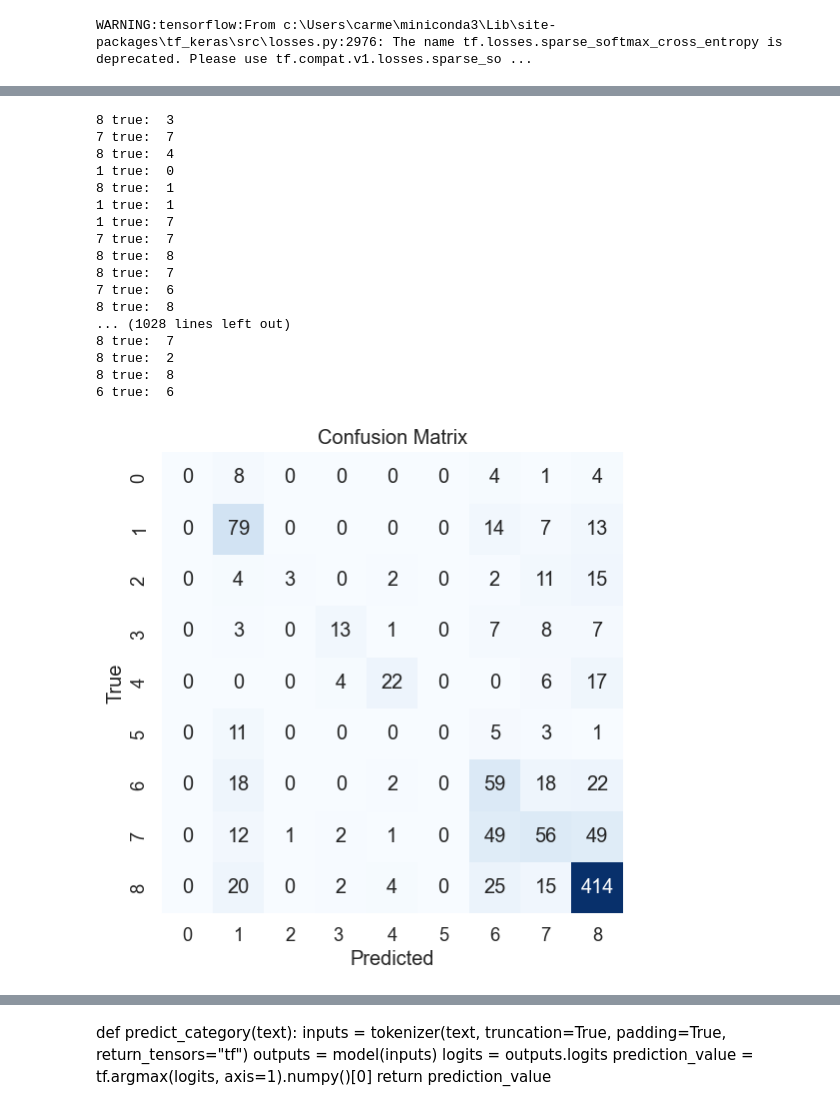
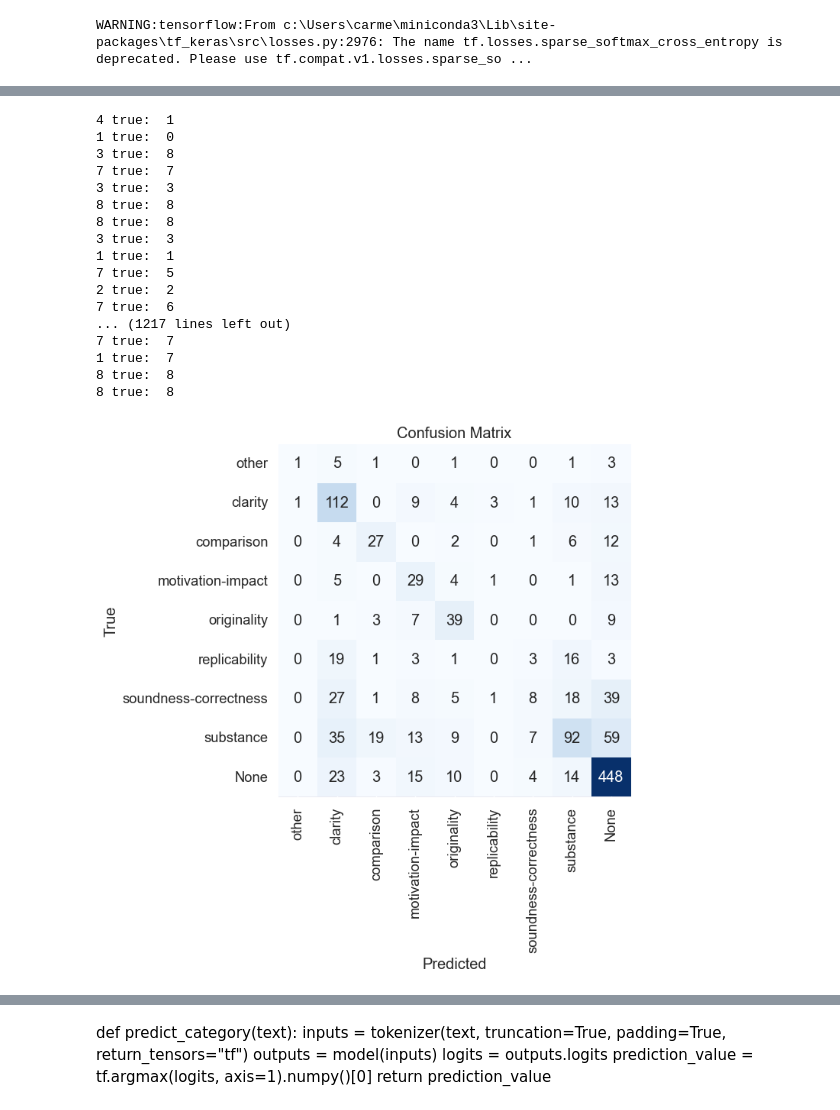
Before and after one commit to sukannyapurkayastha/DASP_report_template, a Jupyter notebook: backend/nlp/attitude_classifier/finetuning_disapere_data.ipynb, the cells around one changed output, grey strips where cells are left out. Cells and saved outputs as stored; diff of their text form; code cells hidden in the pictures.

```diff
--- a/backend/nlp/attitude_classifier/finetuning_disapere_data.ipynb
+++ b/backend/nlp/attitude_classifier/finetuning_disapere_data.ipynb
@@ -7,0 +30,7 @@ WARNING:tensorflow:From c:\Users\carme\miniconda3\Lib\site-packages\tf_keras\src
+# %%
+# data cleaning
+
+df = df[df['data'].apply(lambda x: len(str(x).split()) >= 3)]
+
+#df['cleaned_text'] = df['data'].str.replace(r'^\[?\d+(\.\d+)?\]?\s*-?\s*', '', regex=True)
+df
@@ -8,10 +139,11 @@ WARNING:tensorflow:From c:\Users\carme\miniconda3\Lib\site-packages\tf_keras\src
 # %%
-# Pfad zur .jsonl-Datei
-file_path = r'C:\Users\carme\OneDrive - Appelt Steuerberatung\Carmen Appelt\Master\Semester 3\DASP\data\train_disapere.jsonl'  # Ersetzen Sie durch den tatsächlichen Pfad
+# # Pfad zur .jsonl-Datei
+# file_path = r'..\..\..\data\attitude_roots_disapere\disapere.txt'
 
-# JSON-Lines-Datei in ein DataFrame laden
-df = pd.read_json(file_path, lines=True)
-df = df[['text', 'aspect']]
-df = df.rename(columns={'aspect': 'labels'})
-df = df.rename(columns={'text': 'data'})
-print(df)
+# # JSON-Lines-Datei in ein DataFrame laden
+# df = pd.read_json(file_path, lines=True)
+# df = df[['text', 'aspect']]
+# df = df.rename(columns={'aspect': 'labels'})
+# df = df.rename(columns={'text': 'data'})
+# df = df.drop_duplicates(keep='first')
+# print(df)
@@ -75,18 +217,21 @@ print(mapping_df)
 # %%
 #Encode label for easy identification.
 df["encoded_cat"] = df["labels"].astype("category").cat.codes
+train_texts = df["data"].to_list() # Features (not tokenized yet)
+train_labels = df["encoded_cat"].to_list() # Labels
 
-data_texts = df["data"].to_list() # Features (not tokenized yet)
-data_labels = df["encoded_cat"].to_list() # Labels
+test_df["encoded_cat"] = test_df["labels"].astype("category").cat.codes
+data_test_texts = test_df["data"].to_list() # Features (not tokenized yet)
+data_test_labels = test_df["encoded_cat"].to_list() # Labels
 # %%
 # Data Split (train 79%, val 20%, test 1%)
 
 from sklearn.model_selection import train_test_split
-
+#
 # Split Train and Validation data
-train_texts, val_texts, train_labels, val_labels = train_test_split(data_texts, data_labels, test_size=0.2, random_state=0, shuffle=True)
+# train_texts, val_texts, train_labels, val_labels = train_test_split(data_test_texts, data_test_texts, test_size=0.2, random_state=0, shuffle=True)
 
 # Keep some data for inference (testing)
-train_texts, test_texts, train_labels, test_labels = train_test_split(train_texts, train_labels, test_size=0.01, random_state=0, shuffle=True)
+test_texts, val_texts, test_labels, val_labels = train_test_split(data_test_texts, data_test_labels, test_size=0.1, random_state=0, shuffle=True)
 # %%
 print(len(train_texts))
@@ -194,40 +318,41 @@ val_texts
 # %%
 from sklearn.metrics import confusion_matrix
 from sklearn.metrics import classification_report
 import matplotlib.pyplot as plt
 import seaborn as sns
 
 pred = []
-for v, y in zip(val_texts, val_labels.numpy().tolist()):
+for v, y in zip(test_texts, test_labels):
     print(predict_category(v), "true: ", y)
     pred.append(predict_category(v))
 
 
-confusion = confusion_matrix(val_labels, pred)
+confusion = confusion_matrix(test_labels, pred)
 plt.figure(figsize=(8, 6))
 sns.set(font_scale=1.2)
 sns.heatmap(confusion, annot=True, fmt="d", cmap="Blues", cbar=False, square=True,
-xticklabels=["0", "1", "2", "3 ", "4", "5", "6",  "7", "8"], yticklabels=["0", "1", "2", "3 ", "4", "5", "6",  "7", "8"])
+xticklabels=["other", "clarity", "comparison", "motivation-impact", "originality", "replicability", "soundness-correctness",  "substance", "None"],
+yticklabels=["other", "clarity", "comparison", "motivation-impact", "originality", "replicability", "soundness-correctness",  "substance", "None"])
 plt.xlabel('Predicted')
 plt.ylabel('True')
 plt.title('Confusion Matrix')
 plt.show()
 # %% [output]
-8 true:  3
+4 true:  1
+1 true:  0
+3 true:  8
 7 true:  7
-8 true:  4
-1 true:  0
-8 true:  1
+3 true:  3
+8 true:  8
+8 true:  8
+3 true:  3
 1 true:  1
+7 true:  5
+2 true:  2
+7 true:  6
+... (1217 lines left out)
+7 true:  7
 1 true:  7
-7 true:  7
 8 true:  8
-8 true:  7
-7 true:  6
 8 true:  8
-... (1028 lines left out)
-8 true:  7
-8 true:  2
-8 true:  8
-6 true:  6
-[figure, old version]
+[figure, new version]
```
Also changed, not shown: parts of 22 cells of this notebook.
